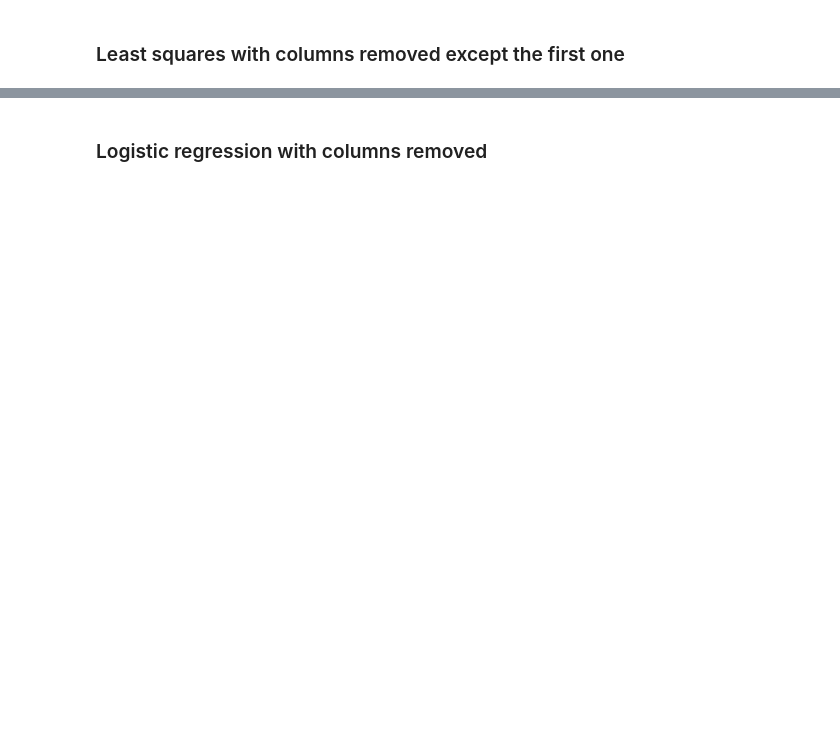
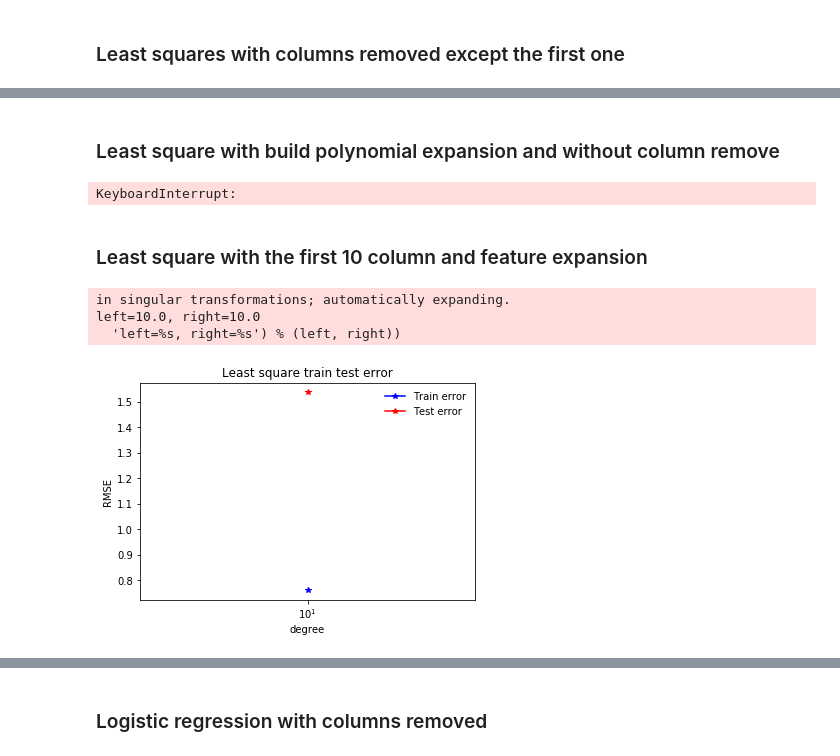
Before and after one commit to jlabhard/ML_course, a Jupyter notebook: projects/project1/scripts/project1.ipynb, the cells around one changed output, grey strips where cells are left out. Drawn from its saved outputs; the diff is of its cells as text; code cells hidden in the pictures; blank space fills up the shorter version.

Commit message:
tuning paramters

```diff
--- a/projects/project1/scripts/project1.ipynb
+++ b/projects/project1/scripts/project1.ipynb
@@ -71,4 +112,5 @@ remove_all_mask.append(True)
 # Create manual mask based on observations
 manual_mask = np.full(tX_standardized.shape[1] ,False)
 # 0, 1, 2, 3, 7, 9, 16, 19, 21, 29
-manual_mask[[7, 30]] = True
+#manual_mask[[3, 4, 5, 6, 7, 8, 9, 10, 11, 12, 13, 14, 15, 16, 18]] = True
+manual_mask[[1, 2, 3, 4, 5, 6, 7, 8, 9, 10, 11, 12, 13, 14, 15, 16, 17, 18, 19, 20, 21, 22, 23, 24, 25, 26, 27]] = True
@@ -96,3 +146,7 @@ Feature  6
+# %%
+def accuracy(weights, x_test, y_test):
+    y_pred = predict_labels(weights, x_test)
+    return np.count_nonzero(y_test == y_pred) / (y_pred.shape[0])
 # %% [markdown]
 ### Least squares with columns removed except the first one
 # %%
@@ -113,0 +172,27 @@ weights = w_0
+# %% [markdown]
+### Least square with build polynomial expansion  and without column remove
+# %%
+tX_temp = tX_standardized_af[:, manual_mask]
+initial_w = np.zeros(tX_temp.shape[1])
+x_train, x_test, y_train, y_test = split_data(tX_temp, y, 0.7, seed = 1)
+degrees = [1, 2, 3, 4, 5]
+# tuning which degree makes the best prediction on the validation set.
+rmse_tr = []
+rmse_te = []
+acc = {}
+
+for ind, degree in enumerate(degrees):
+    polynomial_features = PolynomialFeatures(degree)
+    #train_poly_x = build_poly(x_train, degree)
+    #test_poly_x = build_poly(x_test, degree)
+    train_poly_x = polynomial_features.fit_transform(x_train)
+    test_poly_x = polynomial_features.fit_transform(x_test)
+
+    w, mse_loss_train = least_squares(y_train, train_poly_x)
+
+    rmse_tr.append(compute_rmse(y_train, train_poly_x, w))
+    rmse_te.append(compute_rmse(y_test, test_poly_x, w))
+    acc[degree] = accuracy(w, test_poly_x, y_test)
+plot_train_test(rmse_tr, rmse_te, degrees)
+# %% [output]
+KeyboardInterrupt:
@@ -113,0 +201,43 @@ weights = w_0
+# %% [markdown]
+### Least square with the first 10 column and feature expansion
+# %%
+tX_temp = tX_standardized_af[:, manual_mask]
+initial_w = np.zeros(tX_temp.shape[1])
+x_train, x_test, y_train, y_test = split_data(tX_temp, y, 0.7, seed = 1)
+degrees = [10]
+# tuning which degree makes the best prediction on the validation set.
+rmse_tr = []
+rmse_te = []
+
+rmse_min = np.inf
+degree_opt = 0
+# disctionnary degree -> accuracy of the model on the test set given the degree
+acc = {}
+title = 'Least square train test error'
+for ind, degree in enumerate(degrees):
+    polynomial_features = PolynomialFeatures(degree)
+    #train_poly_x = build_poly(x_train, degree)
+    #test_poly_x = build_poly(x_test, degree)
+    # polynomial expension
+    train_poly_x = build_multi_poly(x_train, degree)
+    test_poly_x = build_multi_poly(x_test, degree)
+
+    w, mse_loss_train = least_squares(y_train, train_poly_x)
+
+    # keep track of the loss for ploting
+    rmse_tr.append(compute_rmse(y_train, train_poly_x, w))
+    rmse_test = compute_rmse(y_test, test_poly_x, w)
+    rmse_te.append(rmse_test)
+    acc[degree] = accuracy(w, test_poly_x, y_test)
+    #if rmse_test < rmse_min:
+    #    rmse_min = rmse_test
+    #    weights = w
+    #    degree_opt = degree
+    weights = w
+
+plot_train_test(rmse_tr, rmse_te, degrees, title)
+# %% [output]
+in singular transformations; automatically expanding.
+left=10.0, right=10.0
+  'left=%s, right=%s') % (left, right))
+[figure, added]
```
Also changed, not shown: parts of 23 cells of this notebook, 1 other file.
